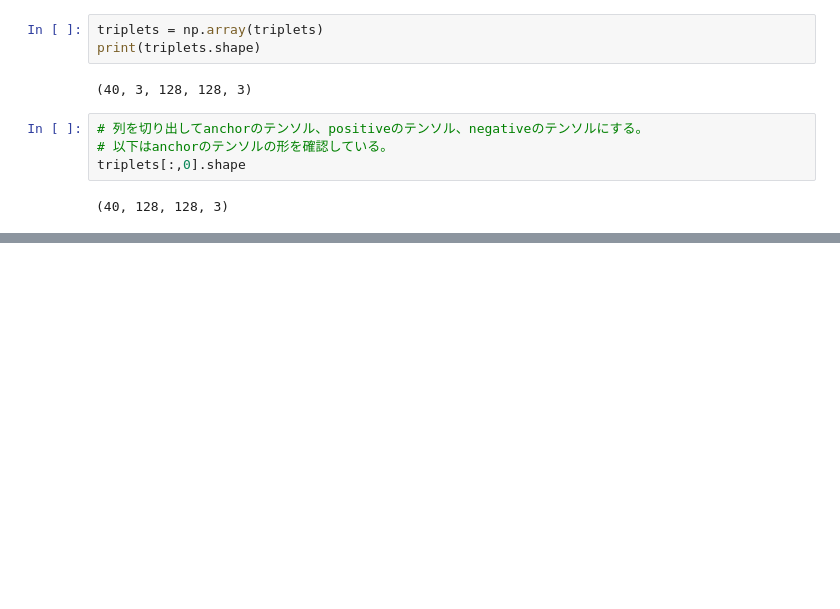
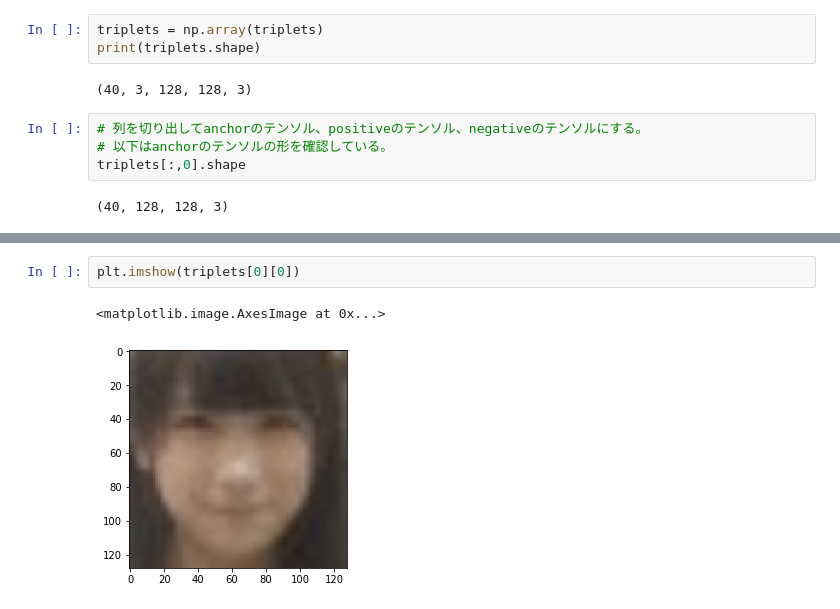
Before and after one commit to zukakosan/tripletNet, a Jupyter notebook: MyFashionNet001.ipynb, the cells around one changed output, grey strips where cells are left out. Saved outputs shown, nothing was run; the diff lists cells and outputs as text; blank space fills up the shorter version.

```diff
--- a/MyFashionNet001.ipynb
+++ b/MyFashionNet001.ipynb
@@ -301,0 +335,5 @@ Epoch 1/1
+# %%
+plt.imshow(triplets[0][0])
+# %% [output]
+<matplotlib.image.AxesImage at 0x...>
+[figure, added]
```
Also changed, not shown: parts of 8 cells of this notebook, 4 other files.
